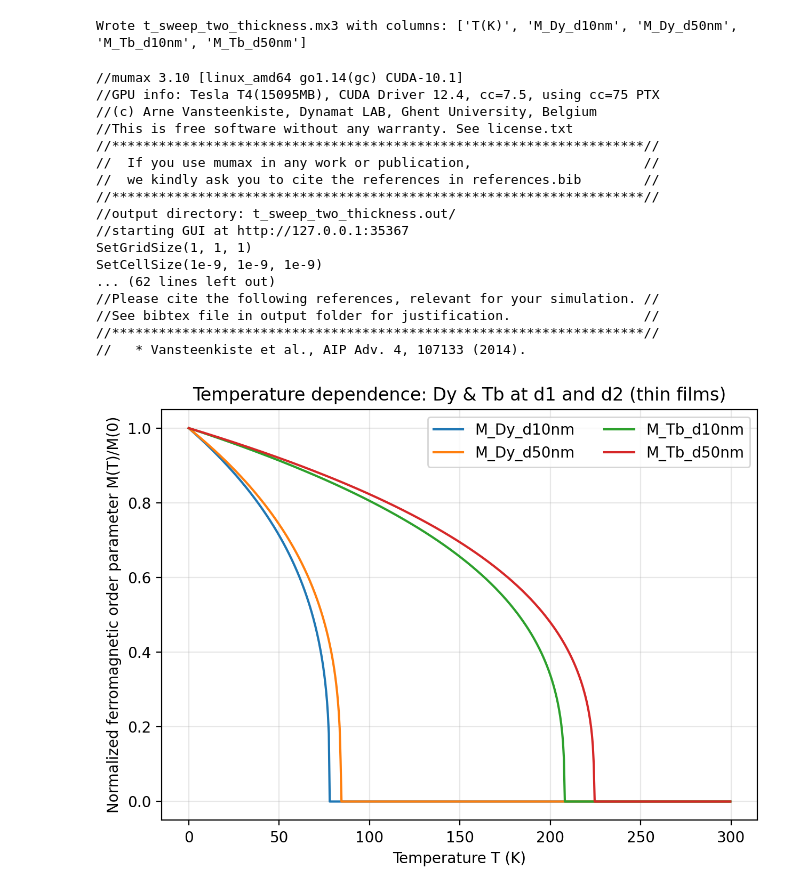
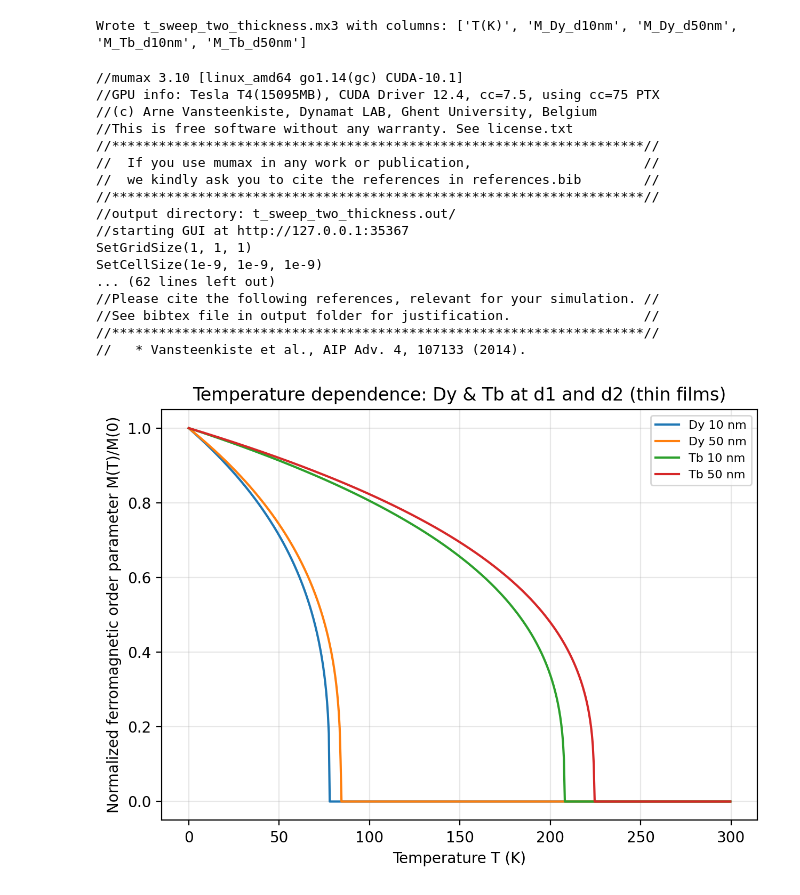
Before and after one commit to OJB-Quantum/MuMax3-How-To, a Jupyter notebook: Python Code_MuMax3 Data Plots/Dy_and_Tb_Prediction_of_Temperature_Dependence.ipynb, the cells around one changed output. Drawn from its saved outputs; the diff is of its cells as text; code cells hidden in the pictures.

```diff
--- a/Python Code_MuMax3 Data Plots/Dy_and_Tb_Prediction_of_Temperature_Dependence.ipynb
+++ b/Python Code_MuMax3 Data Plots/Dy_and_Tb_Prediction_of_Temperature_Dependence.ipynb
@@ -442,16 +442,37 @@ print("Wrote t_sweep_two_thickness.mx3 with columns:",
 # %% [output]
 Wrote t_sweep_two_thickness.mx3 with columns: ['T(K)', 'M_Dy_d10nm', 'M_Dy_d50nm', 'M_Tb_d10nm', 'M_Tb_d50nm']
 # %%
-#@title Run MuMax³ (temperature sweep) and plot (one chart)
+# @title Run MuMax³ (temperature sweep) and plot
 !mumax3 -o t_sweep_two_thickness.out t_sweep_two_thickness.mx3
 
+from typing import Dict, List
 import re
 import pandas as pd
 import matplotlib as mpl
 import matplotlib.pyplot as plt
 
+# --- Figure DPI  ---
 mpl.rcParams["figure.dpi"] = 200
 mpl.rcParams["savefig.dpi"] = 200
+
+# ---------- CONTROL KNOB: legend renames (verbatim text) ----------
+# Map CURRENT series labels -> EXACT legend strings you want to see.
+# Tip: run once, print the discovered labels, then fill this dict.
+RENAMES: Dict[str, str] = {
+    "M_Dy_d10nm": "Dy 10 nm",  # <- your example: first item should read exactly this
+    "M_Dy_d50nm": "Dy 50 nm",
+    "M_Tb_d10nm": "Tb 10 nm",
+    "M_Tb_d50nm": "Tb 50 nm",
+}
+
+# CONTROL KNOB: enforce legend order by **current** label names.
+# Leave empty [] to keep Matplotlib’s default order.
+ORDER: List[str] = [
+    "M_Dy_d10nm",
+    "M_Dy_d50nm",
+    "M_Tb_d10nm",
+    "M_Tb_d50nm",
+]
 
 def parse_mumax_header(header_line: str):
     """Combine 'name (unit)' → 'name(unit)' and de-duplicate."""
@@ -485,41 +506,66 @@ df = load_mumax_table("/content/t_sweep_two_thickness.out/table.txt")
 tcol = next((c for c in df.columns if c.lower().startswith("t(") and "k" in c.lower()), None)
 if tcol is None:
     raise ValueError(f"Temperature column not found. Columns: {list(df.columns)}")
 
-# Auto-discover the four M columns we wrote (they start with 'M_Dy_' and 'M_Tb_')
+# Auto-discover the four M columns (they start with 'M_Dy_' and 'M_Tb_')
 mcols = [c for c in df.columns if c.startswith("M_Dy_") or c.startswith("M_Tb_")]
 if len(mcols) != 4:
     print("Discovered M columns:", mcols)
 
-plt.figure()
+# ---- Plot ----
+fig, ax = plt.subplots()
 for c in mcols:
-    plt.plot(df[tcol], df[c], label=c)
+    ax.plot(df[tcol], df[c], label=c)
 
-plt.xlabel("Temperature T (K)")
-plt.ylabel("Normalized ferromagnetic order parameter M(T)/M(0)")
-plt.title("Temperature dependence: Dy & Tb at d1 and d2 (thin films)")
-plt.grid(True, alpha=0.3)
-plt.legend(ncol=2)
+ax.set_xlabel("Temperature T (K)")
+ax.set_ylabel("Normalized ferromagnetic order parameter M(T)/M(0)")
+ax.set_title("Temperature dependence: Dy & Tb at d1 and d2 (thin films)")
+ax.grid(True, alpha=0.3)
+
+# ---- FORCE-RENAME LEGEND TEXT ----
+# Grab current handles/labels, build renamed lists,
+# then pass them explicitly to legend(...).  :contentReference[oaicite:1]{index=1}
+handles, labels = ax.get_legend_handles_labels()
+
+# Optionally inspect once to learn exact label strings:
+# print("Current legend labels:", labels)
+
+# Build lookups
+handle_by_label = {lbl: h for h, lbl in zip(handles, labels)}
+
+if ORDER:  # enforce a specific order, using CURRENT label names
+    ordered_handles = [handle_by_label[lbl] for lbl in ORDER if lbl in handle_by_label]
+    ordered_labels  = [lbl for lbl in ORDER if lbl in handle_by_label]
+else:
+    ordered_handles, ordered_labels = handles, labels
+
+# Apply verbatim renames (fallback to original when not in RENAMES)
+final_labels = [RENAMES.get(lbl, lbl) for lbl in ordered_labels]
+
+# One-column inset key at 0.8× size (supported kwargs for legend)
+base_fs = float(plt.rcParams.get("font.size", 10.0))
+ax.legend(ordered_handles, final_labels, ncol=1, fontsize=base_fs * 0.8, markerscale=0.8)
+
 plt.tight_layout()
-plt.savefig("figure_Tsweep_two_thickness.png", dpi=300, bbox_inches="tight")
+# plt.savefig("figure_Tsweep_two_thickness.png", dpi=300, bbox_inches="tight")
 plt.show()
 # %% [output]
 //mumax 3.10 [linux_amd64 go1.14(gc) CUDA-10.1]
 //GPU info: Tesla T4(15095MB), CUDA Driver 12.4, cc=7.5, using cc=75 PTX
 //(c) Arne Vansteenkiste, Dynamat LAB, Ghent University, Belgium
 //This is free software without any warranty. See license.txt
 //********************************************************************//
 //  If you use mumax in any work or publication,                      //
 //  we kindly ask you to cite the references in references.bib        //
 //********************************************************************//
 //output directory: t_sweep_two_thickness.out/
 //starting GUI at http://127.0.0.1:35367
 SetGridSize(1, 1, 1)
 SetCellSize(1e-9, 1e-9, 1e-9)
 ... (62 lines left out)
 //Please cite the following references, relevant for your simulation. //
 //See bibtex file in output folder for justification.                 //
 //********************************************************************//
 //   * Vansteenkiste et al., AIP Adv. 4, 107133 (2014).
-[figure, old version]
+[figure, new version]
 # %%
```
Also changed, not shown: parts of 2 cells of this notebook.
